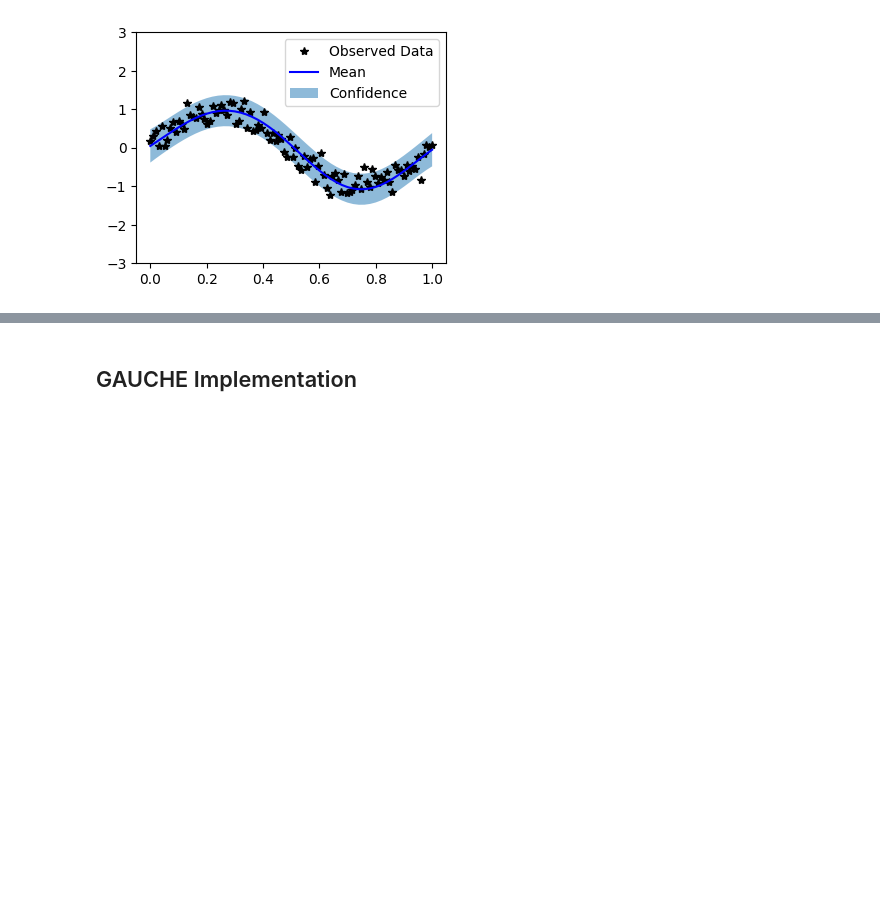
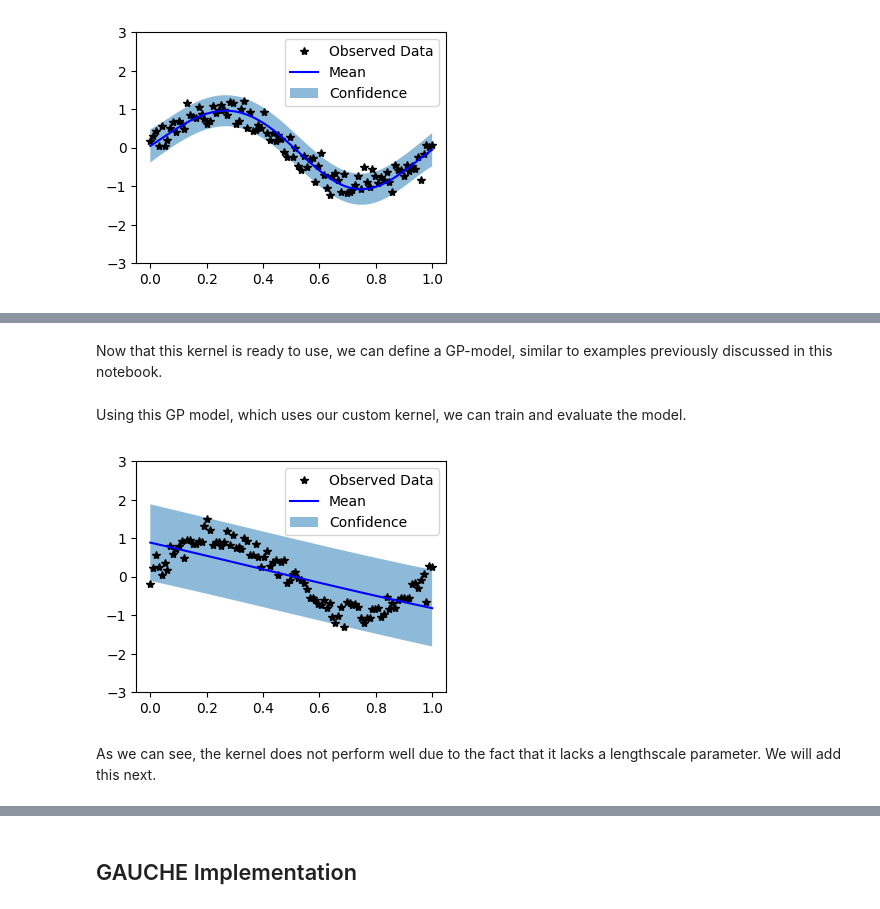
Before and after one commit to drewgjerstad/bayesian-optimization, a Jupyter notebook: gpytorch_gauche_comparison.ipynb, the cells around one changed output, grey strips where cells are left out. Cells and saved outputs as stored; diff of their text form; code cells hidden in the pictures; blank space fills up the shorter version.

Commit message:
Finish gpytorch implementation section

```diff
--- a/gpytorch_gauche_comparison.ipynb
+++ b/gpytorch_gauche_comparison.ipynb
@@ -241,0 +594,42 @@ with torch.no_grad():
+# %% [markdown]
+Now that this kernel is ready to use, we can define a GP-model, similar to
+examples previously discussed in this notebook.
+# %%
+# Define GP Model
+class FirstGPModel(gpytorch.models.ExactGP):
+    def __init__(self, train_x, train_y, likelihood):
+        super().__init__(train_x, train_y, likelihood)
+        self.mean_module = gpytorch.means.ConstantMean()
+        self.covar_module = FirstSincKernel()
+
+    def forward(self, x):
+        mean_x = self.mean_module(x)
+        covar_x = self.covar_module(x)
+        return gpytorch.distributions.MultivariateNormal(mean_x, covar_x)
+# %% [markdown]
+Using this GP model, which uses our custom kernel, we can train and evaluate
+the model.
+# %%
+# Initialize Likelihood and Model
+likelihood = gpytorch.likelihoods.GaussianLikelihood()
+model = FirstGPModel(train_x, train_y, likelihood)
+
+# Put Model in Training Mode
+model.train()
+likelihood.train()
+
+# Train Model
+train(model, likelihood)
+
+# Put Model in Evaluation Mode
+model.eval()
+likelihood.eval()
+observed_pred = predict(model, likelihood)
+
+# Plot Results
+plot(observed_pred)
+# %% [output]
+[figure, added]
+# %% [markdown]
+As we can see, the kernel does not perform well due to the fact that it lacks a
+lengthscale parameter. We will add this next.
```
Also changed, not shown: parts of 55 cells of this notebook.
